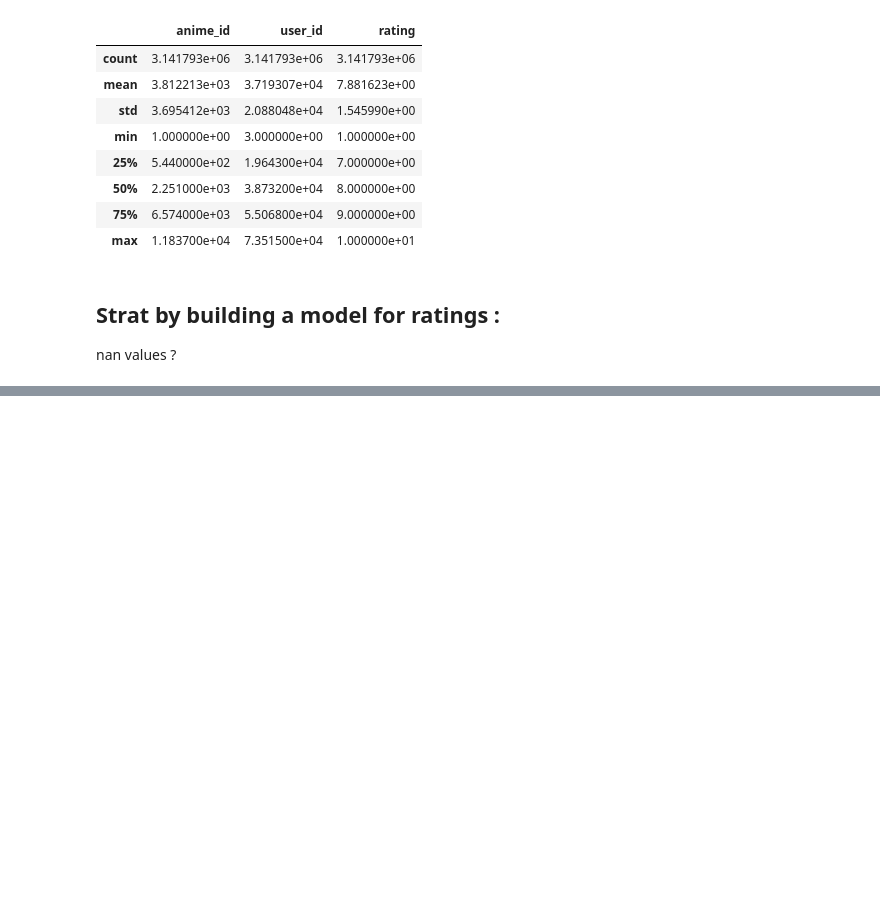
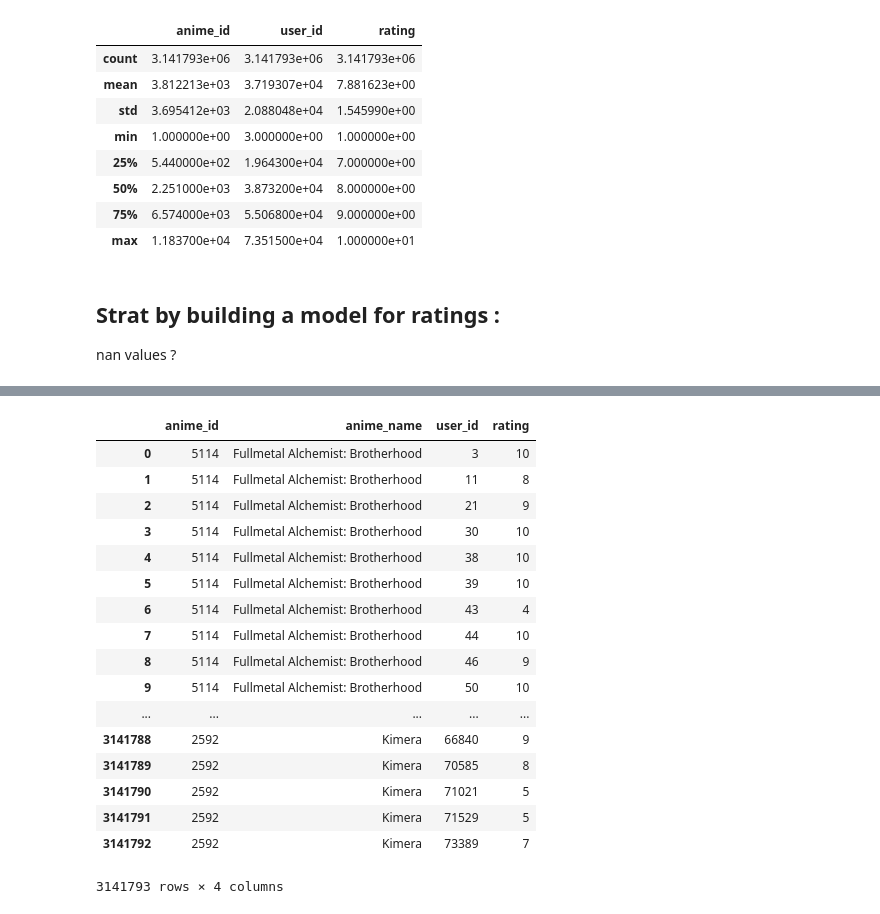
Before and after one commit to glaiveVII/bigdata, a Jupyter notebook: maths/pel-TP.ipynb, the cells around one changed output, grey strips where cells are left out. Saved outputs shown, nothing was run; the diff lists cells and outputs as text; code cells hidden in the pictures; blank space fills up the shorter version.

```diff
--- a/maths/pel-TP.ipynb
+++ b/maths/pel-TP.ipynb
@@ -129,0 +200,21 @@ nan values ?
+# %%
+anime.fillna(0)
+# %% [output]
+|  | anime_id | anime_name | user_id | rating |
+| 0 | 5114 | Fullmetal Alchemist: Brotherhood | 3 | 10 |
+| 1 | 5114 | Fullmetal Alchemist: Brotherhood | 11 | 8 |
+| 2 | 5114 | Fullmetal Alchemist: Brotherhood | 21 | 9 |
+| 3 | 5114 | Fullmetal Alchemist: Brotherhood | 30 | 10 |
+| 4 | 5114 | Fullmetal Alchemist: Brotherhood | 38 | 10 |
+| 5 | 5114 | Fullmetal Alchemist: Brotherhood | 39 | 10 |
+| 6 | 5114 | Fullmetal Alchemist: Brotherhood | 43 | 4 |
+| 7 | 5114 | Fullmetal Alchemist: Brotherhood | 44 | 10 |
+| 8 | 5114 | Fullmetal Alchemist: Brotherhood | 46 | 9 |
+| 9 | 5114 | Fullmetal Alchemist: Brotherhood | 50 | 10 |
+| ... | ... | ... | ... | ... |
+| 3141788 | 2592 | Kimera | 66840 | 9 |
+| 3141789 | 2592 | Kimera | 70585 | 8 |
+| 3141790 | 2592 | Kimera | 71021 | 5 |
+| 3141791 | 2592 | Kimera | 71529 | 5 |
+| 3141792 | 2592 | Kimera | 73389 | 7 |
+3141793 rows × 4 columns
```
Also changed, not shown: parts of 31 cells of this notebook.
